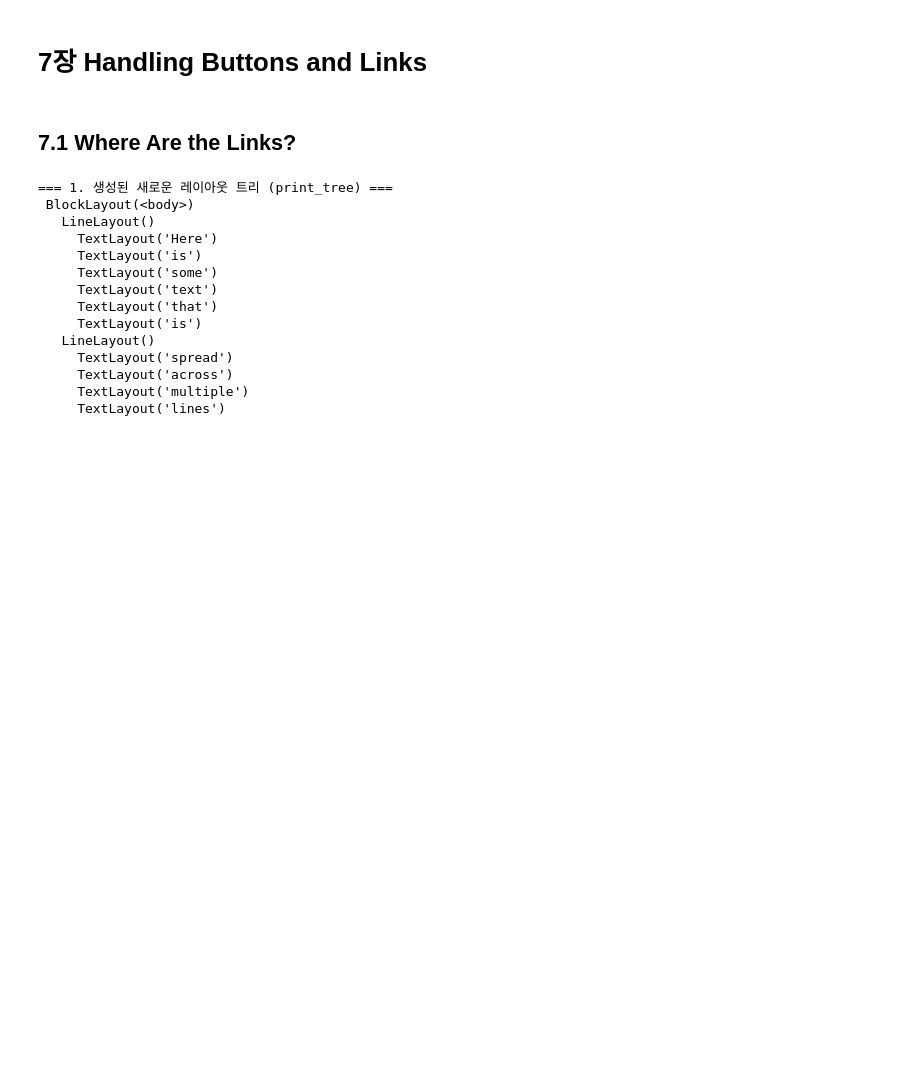
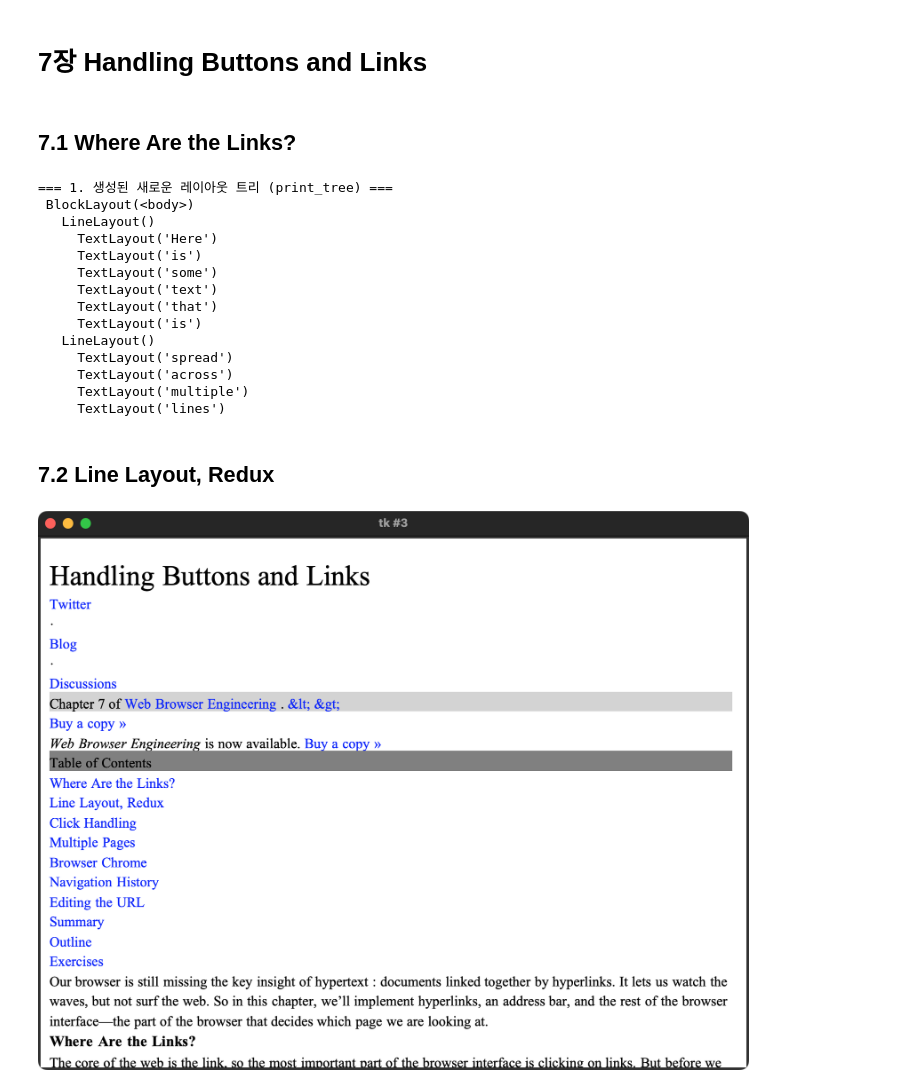
Before and after one commit to r4k0nb4k0n/browser-engineering-study, a Jupyter notebook: part-2-handling-buttons-and-links-7-hyperlinks-and-browser-chrome.ipynb, the cells around one changed output. Cells and saved outputs as stored; diff of their text form; code cells hidden in the pictures; blank space fills up the shorter version.

Commit message:
feat: 7.2 Line Layout, Redux

```diff
--- a/part-2-handling-buttons-and-links-7-hyperlinks-and-browser-chrome.ipynb
+++ b/part-2-handling-buttons-and-links-7-hyperlinks-and-browser-chrome.ipynb
@@ -46,3 +46,56 @@ print_tree(block)
      TextLayout('across')
      TextLayout('multiple')
      TextLayout('lines')
+# %% [markdown]
+## 7.2 Line Layout, Redux
+# %%
+import time
+import importlib
+import browser.layout
+import browser.browser
+
+# 💡 layout.py 파일 수정을 주피터 메모리에 즉시 반영 (모듈 핫 리로드)
+importlib.reload(browser.layout)
+importlib.reload(browser.browser)
+
+from browser.url import URL
+from browser.browser import Browser
+from browser.layout import TextLayout, DrawRect
+from browser.tk_capture import display_tk_window
+
+# 1. 7.2 리팩터링 후 Browser 실행 및 실제 웹 페이지 로드
+url = URL("https://browser.engineering/chrome.html")
+browser = Browser()
+browser.load(url)
+
+# 2. Tkinter 윈도우 렌더링 동기화
+for _ in range(10):
+    browser.window.update_idletasks()
+    browser.window.update()
+    time.sleep(0.05)
+
+# 3. 렌더링 결과 스크린샷 캡처 및 노트북 출력 (6장과 동일한 시각적 렌더링 검증)
+display_tk_window(browser.window, settle_seconds=0.5)
+
+# 4. 7.2의 핵심 가치 검증: 화면의 링크(<a>)들이 실제 TextLayout 객체로 크기와 좌표를 가지는지 확인
+def find_links(layout_object, links=None):
+    if links is None:
+        links = []
+    if isinstance(layout_object, TextLayout):
+        node = layout_object.node
+        curr = node
+        while curr:
+            if getattr(curr, "tag", None) == "a" and "href" in curr.attributes:
+                links.append((layout_object, curr.attributes["href"]))
+                break
+            curr = curr.parent
+    for child in layout_object.children:
+        find_links(child, links)
+    return links
+
+link_objects = find_links(browser.document)
+print(f"\n=== 7.2 핵심 검증: 레이아웃 트리에서 추출된 링크 단어 수: {len(link_objects)}개 ===")
+for text_layout, href in link_objects[:8]:
+    print(f"  단어: '{text_layout.word:<12}' | 좌표: (x={text_layout.x:>3}, y={text_layout.y:>4}, w={text_layout.width:>3}, h={text_layout.height:>2}) | URL: {href}")
+# %% [output]
+[figure, added]
```
Also changed, not shown: 1 other file.
